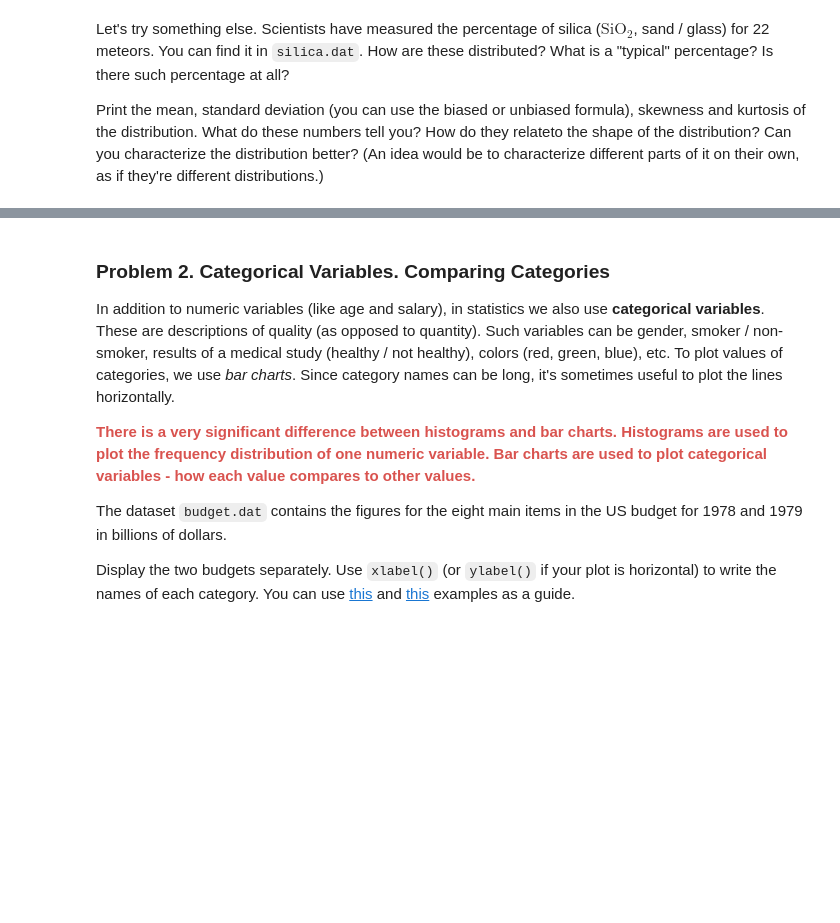
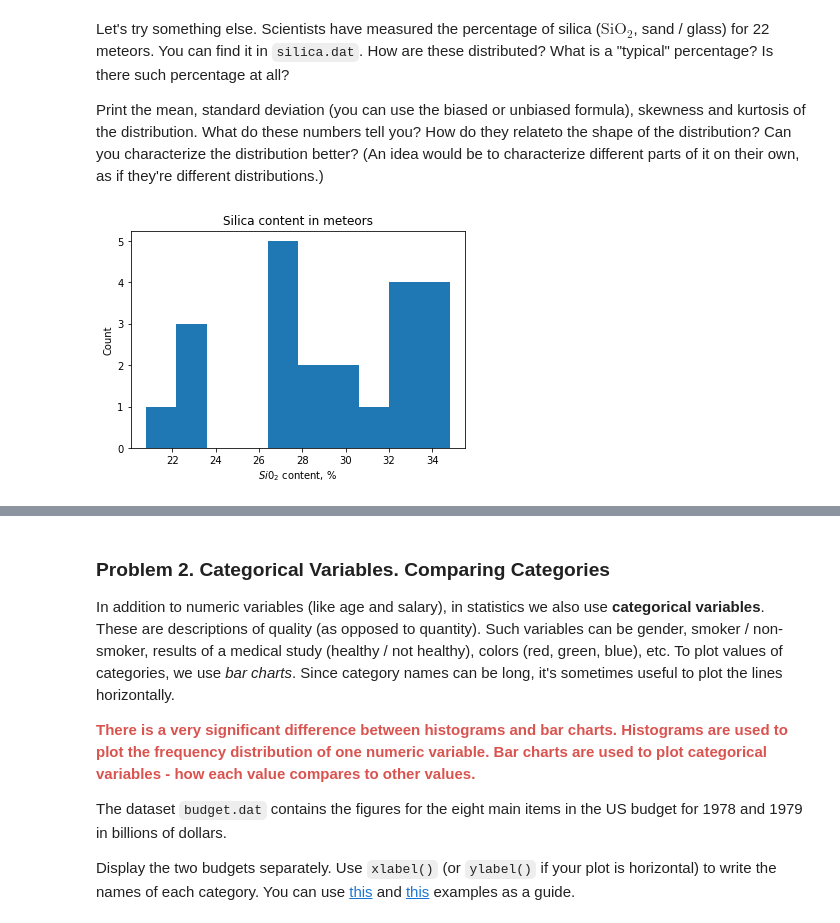
Before and after one commit to GalkaKG/Math-Concepts-for-Developers, a Jupyter notebook: 12. Exercise Statistics/Statistics Exercise.ipynb, the cells around one changed output, grey strips where cells are left out. Cells and saved outputs as stored; diff of their text form; code cells hidden in the pictures; blank space fills up the shorter version.

```diff
--- a/12. Exercise Statistics/Statistics Exercise.ipynb
+++ b/12. Exercise Statistics/Statistics Exercise.ipynb
@@ -123,3 +122,15 @@ plot_digits(digits.e.index, digits.e.values, "e")
 Let's try something else. Scientists have measured the percentage of silica ($\text{SiO}_2$, sand / glass) for 22 meteors. You can find it in `silica.dat`. How are these distributed? What is a "typical" percentage? Is there such percentage at all?
 
 Print the mean, standard deviation (you can use the biased or unbiased formula), skewness and kurtosis of the distribution. What do these numbers tell you? How do they relateto the shape of the distribution? Can you characterize the distribution better? (An idea would be to characterize different parts of it on their own, as if they're different distributions.)
+# %%
+silica = pd.read_table("silica.dat", header = None)
+silica.columns = ["silica_content"]
+# %%
+plt.hist(silica.silica_content)
+
+plt.xlabel("$Si0_2$ content, %")
+plt.ylabel("Count")
+plt.title("Silica content in meteors")
+plt.show()
+# %% [output]
+[figure, added]
```
Also changed, not shown: parts of 26 cells of this notebook, 1 other file.
